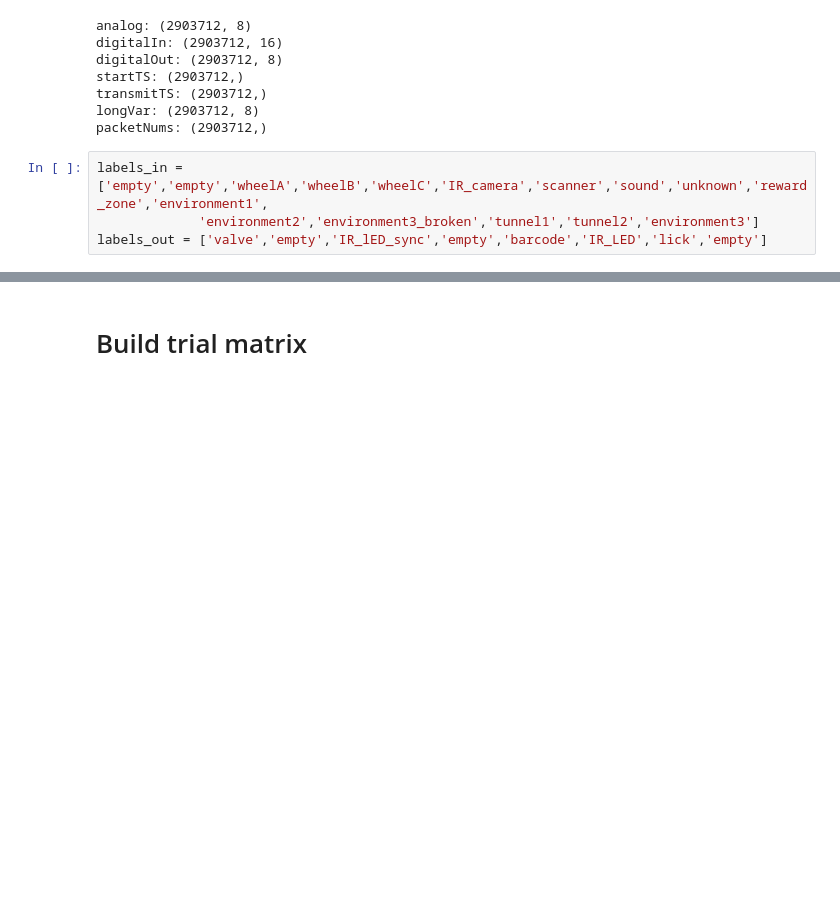
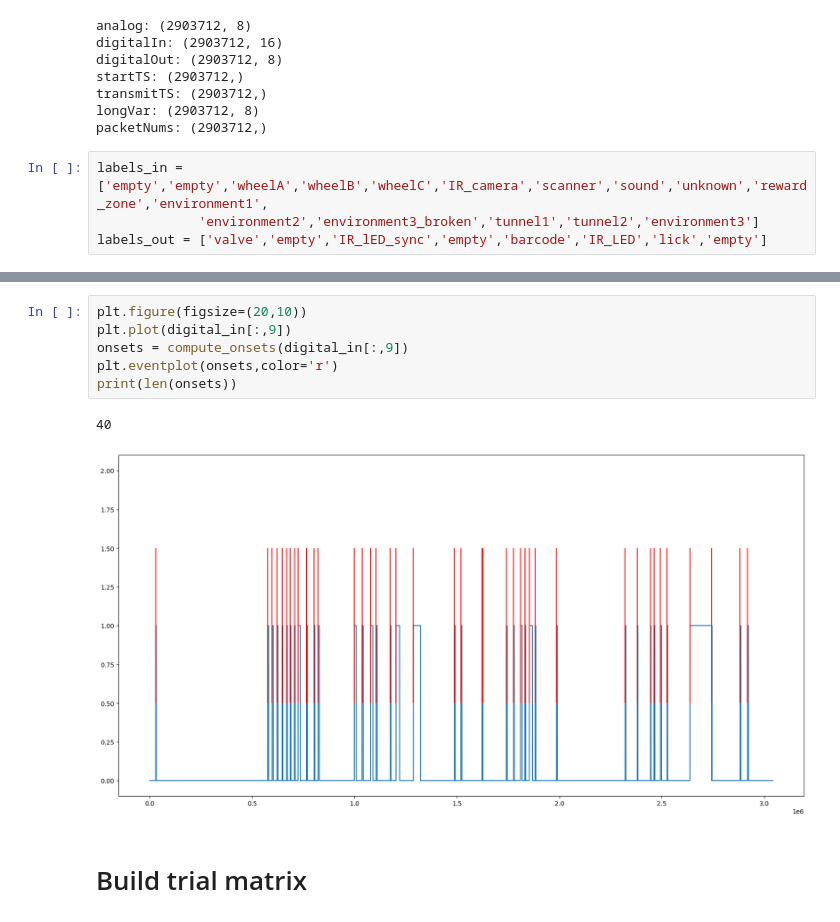
Before and after one commit to NeuroNetMem/pipeline_2p, a Jupyter notebook: logreader/read_session_log.ipynb, the cells around one changed output, grey strips where cells are left out. Cells and saved outputs as stored; diff of their text form; blank space fills up the shorter version.

```diff
--- a/logreader/read_session_log.ipynb
+++ b/logreader/read_session_log.ipynb
@@ -52,2 +84,11 @@ array([  16.67436117,   16.67536117,   16.67636117, ..., 2920.50336117,
+# %%
+plt.figure(figsize=(20,10))
+plt.plot(digital_in[:,9])
+onsets = compute_onsets(digital_in[:,9])
+plt.eventplot(onsets,color='r')
+print(len(onsets))
+# %% [output]
+40
+[figure, added]
 # %% [markdown]
 # Build trial matrix
```
Also changed, not shown: parts of 24 cells of this notebook, 6 other files.
